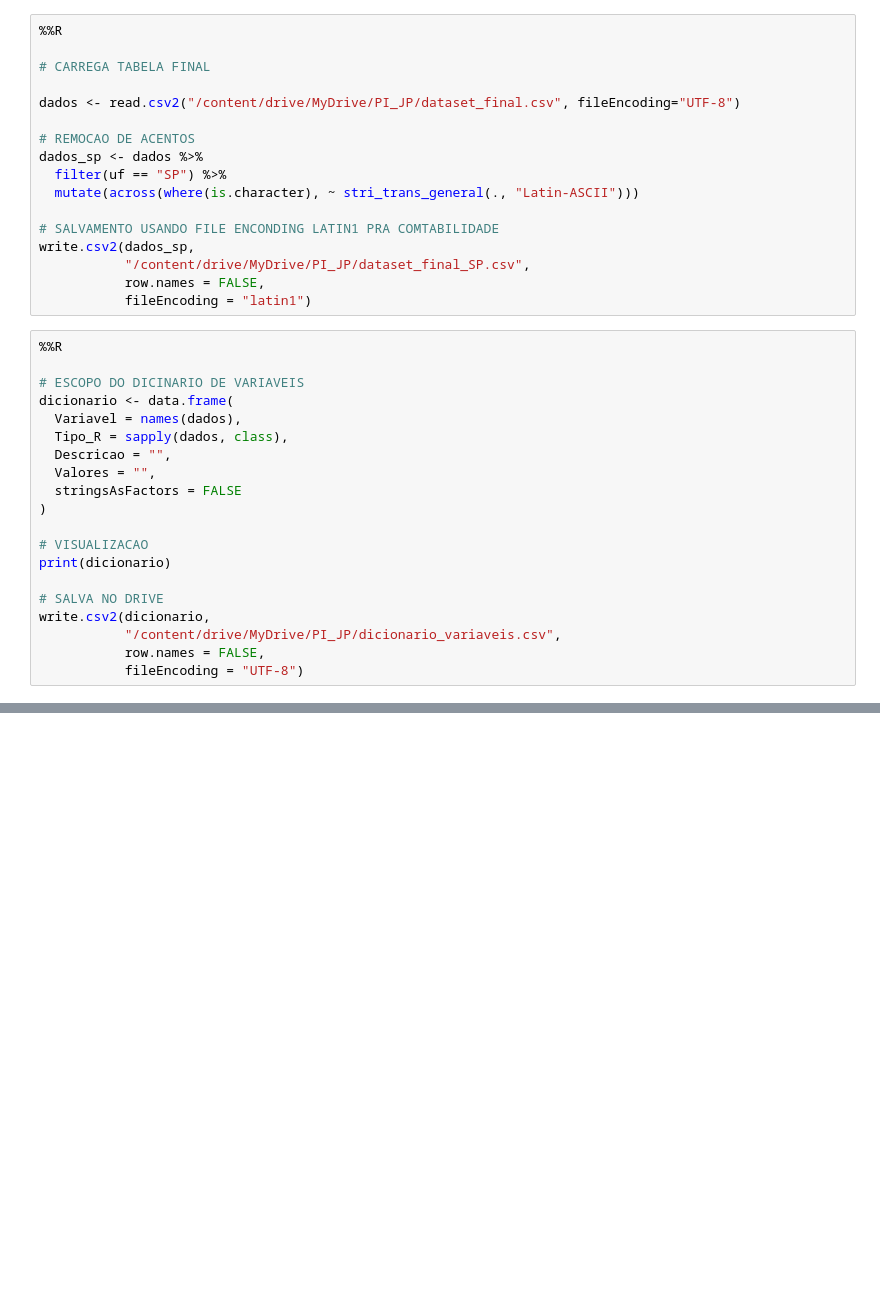
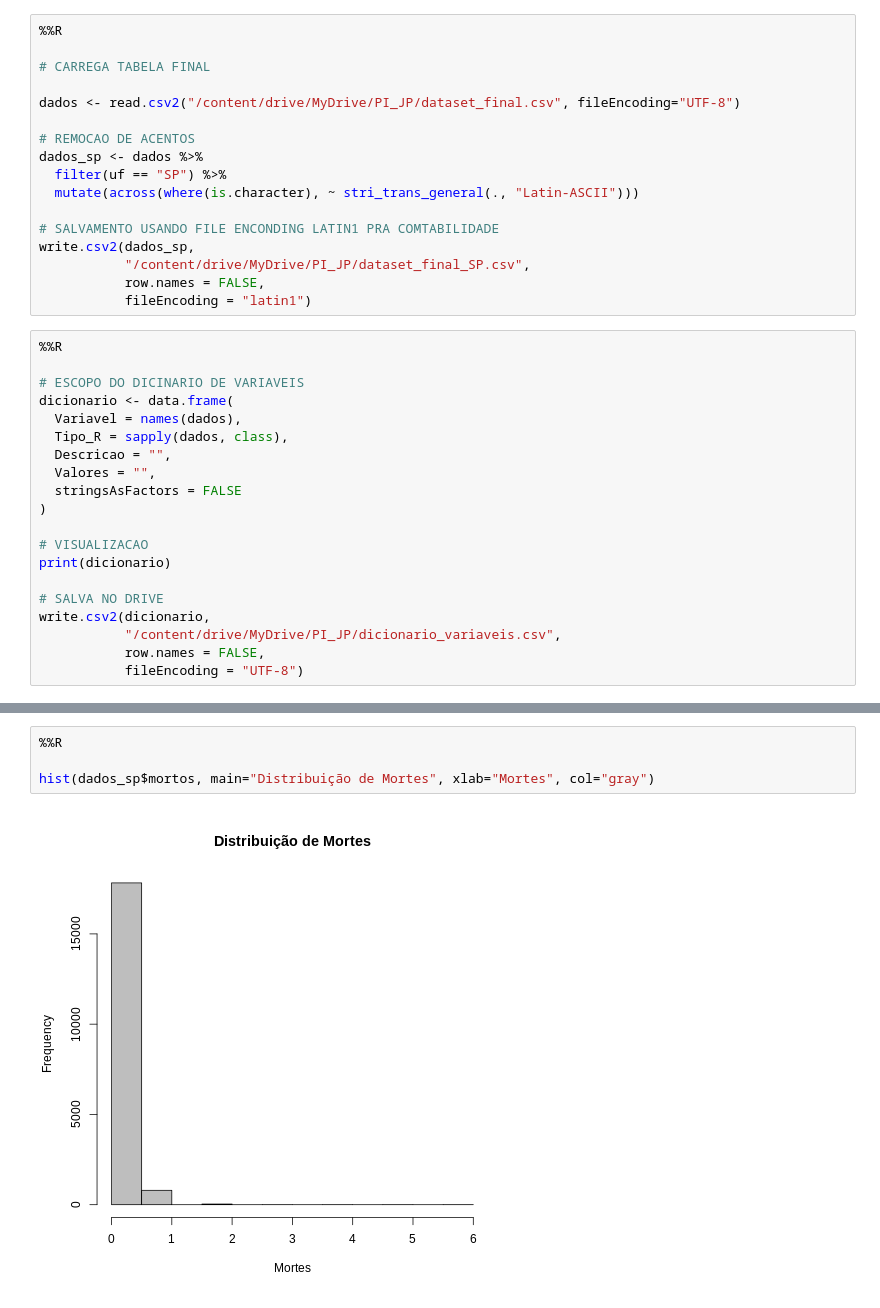
Before and after one commit to RCDS13/PI-JP-4SEM, a Jupyter notebook: etl_transito.ipynb, the cells around one changed output, grey strips where cells are left out. Saved outputs shown, nothing was run; the diff lists cells and outputs as text; blank space fills up the shorter version.

```diff
--- a/etl_transito.ipynb
+++ b/etl_transito.ipynb
@@ -136,0 +180,6 @@ total de feridos: 19899
+# %%
+%%R
+
+hist(dados_sp$mortos, main="Distribuição de Mortes", xlab="Mortes", col="gray")
+# %% [output]
+[figure, added]
```
Also changed, not shown: parts of 6 cells of this notebook.
